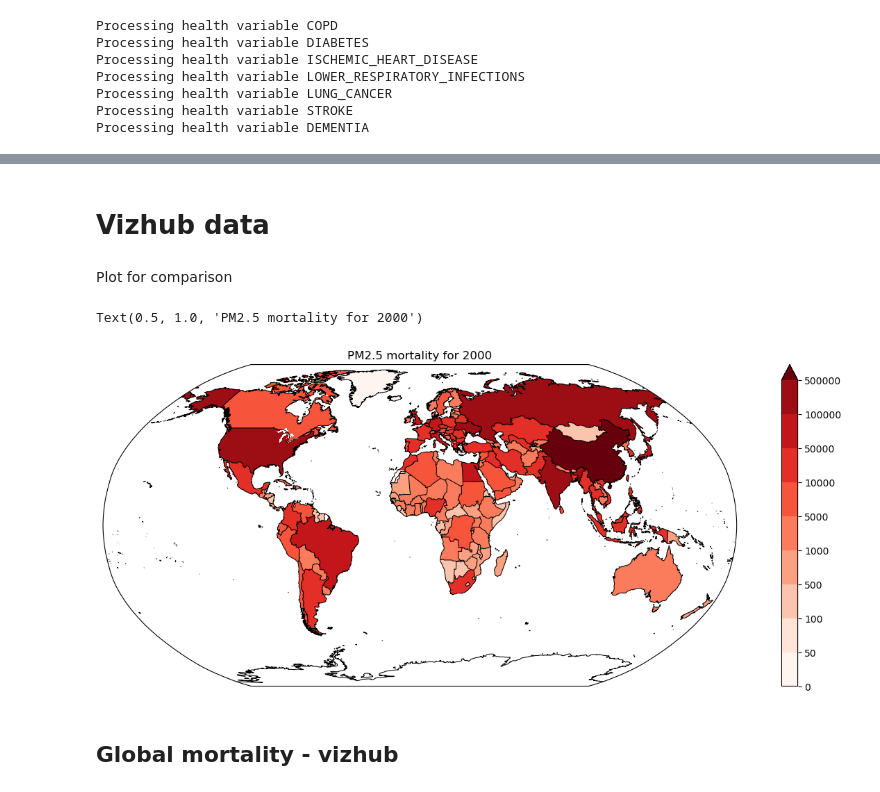
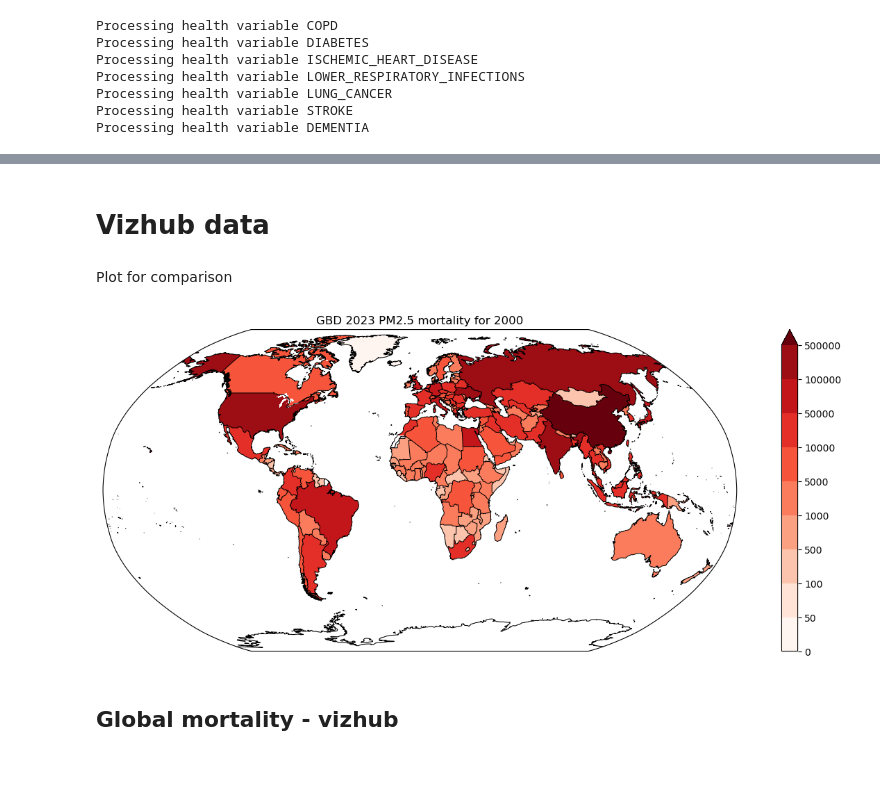
Before and after one commit to awells96/AQ_mortality_workflow, a Jupyter notebook: processing/mortality/pm25/Verify.ipynb, the cells around one changed output, grey strips where cells are left out. Saved outputs shown, nothing was run; the diff lists cells and outputs as text; code cells hidden in the pictures.

Commit message:
add verification step for pm25 mortality calculation using year 2000

```diff
--- a/processing/mortality/pm25/Verify.ipynb
+++ b/processing/mortality/pm25/Verify.ipynb
@@ -19,12 +19,12 @@ from matplotlib.gridspec import GridSpec
 # %%
 # === Path config ===
 BMR_DIR = require_dir(pathlib.Path(config.WORK_ROOT) / "BMR")
-POP_DIR = require_dir(pathlib.Path(config.WORK_ROOT) / "SSP_pop" / "SSP2")
+POP_DIR = require_dir(pathlib.Path(config.WORK_ROOT) / "WorldPop")
 MASK_DIR = require_dir(pathlib.Path(config.WORK_ROOT) / "BMR" / "masks" / "country")
-PM_DIR = require_dir(pathlib.Path(config.WORK_ROOT) / "PM2.5_obs")
+PM_DIR = require_dir(pathlib.Path(config.WORK_ROOT) / "PM2.5_obs" / "IHME")
 TMREL_DIR = require_dir(pathlib.Path(config.SCRATCH_ROOT) / "TMREL")
 BMR_SCRATCH_DIR = require_dir(pathlib.Path(config.SCRATCH_ROOT) / "BMR")
-RR_DIR = require_dir(pathlib.Path(config.SCRATCH_ROOT) / "rr_pm25")
+SAVE_DIR = require_dir(pathlib.Path(config.PLOTTING_ROOT) / "example_workflow")
 # %%
 # For file names
 GBD_version = "GBD23"
@@ -262,40 +268,44 @@ NameError: name 'total_mortality' is not defined
-# %% [markdown]
-# Vizhub data
+# %% [markdown]
+# Vizhub data
 # %%
 GBD_DIR = require_dir(pathlib.Path(config.WORK_ROOT) / "GBD23")
-gbd_2000_file = "IHME-GBD_2023_DATA-pm25_mortality_2000_newlabels.nc"
-path = os.path.join(GBD_DIR, gbd_2000_file)
+gbd_2010_file = "IHME-GBD_2023_DATA-pm25_mortality_2000_newlabels.nc"
+path = os.path.join(GBD_DIR, gbd_2010_file)
 gbd_2000 = xr.open_dataset(path)
 total_gbd_2000 = gbd_2000.sum("cause")
+
+gbd_mean = total_gbd_2000["val"]
+plot_gbd = land_filter(create_global_country_map(gbd_mean, MASK_DIR))
 # %% [markdown]
 Plot for comparison
 # %%
-gbd_mean = total_gbd_2000["val"]
-
 fig = plt.figure(figsize=autosize_figure(1, 1, xscale_factor=2))
 gs = GridSpec(1, 1)  # rows, columns
 
 projection = ccrs.Robinson()
 crs = ccrs.PlateCarree()
 
 col_map = plt.get_cmap('Reds')
 
 country_borders = cfeature.NaturalEarthFeature(
     category='cultural',
     name='admin_0_boundary_lines_land',
     scale='50m',
     facecolor='none')
 
 
 # First panel
 ax = fig.add_subplot(gs[0, 0], projection=projection, frameon=True)
-land_filter(create_global_country_map(gbd_mean, MASK_DIR)).plot(transform=ccrs.PlateCarree(), cmap=col_map, levels=[0, 50, 100, 500, 1000, 5000, 10000, 50000, 100000, 500000])
+plot_gbd.plot(transform=ccrs.PlateCarree(), cmap=col_map, levels=[0, 50, 100, 500, 1000, 5000, 10000, 50000, 100000, 500000])
 ax.coastlines(resolution="50m", linewidth=0.75)
 ax.add_feature(country_borders, edgecolor='k', linewidth=0.75)
-plt.title("PM2.5 mortality for 2000")
+plt.title("GBD 2023 PM2.5 mortality for 2000")
+
+out_file = "GBD23_pm25_mortality_2000.png"
+out_path = os.path.join(SAVE_DIR, out_file)
+plt.savefig(out_path, dpi=300)
 # %% [output]
-Text(0.5, 1.0, 'PM2.5 mortality for 2000')
-[figure, old version]
+[figure, new version]
 # %% [markdown]
 ## Global mortality - vizhub
 # %%
```
Also changed, not shown: parts of 7 cells of this notebook.
